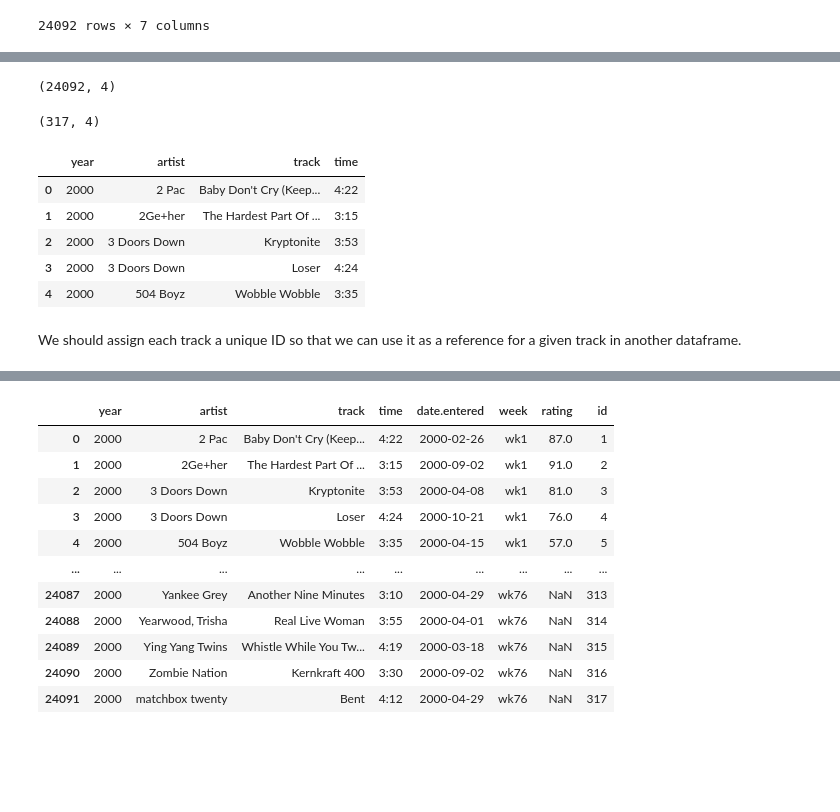
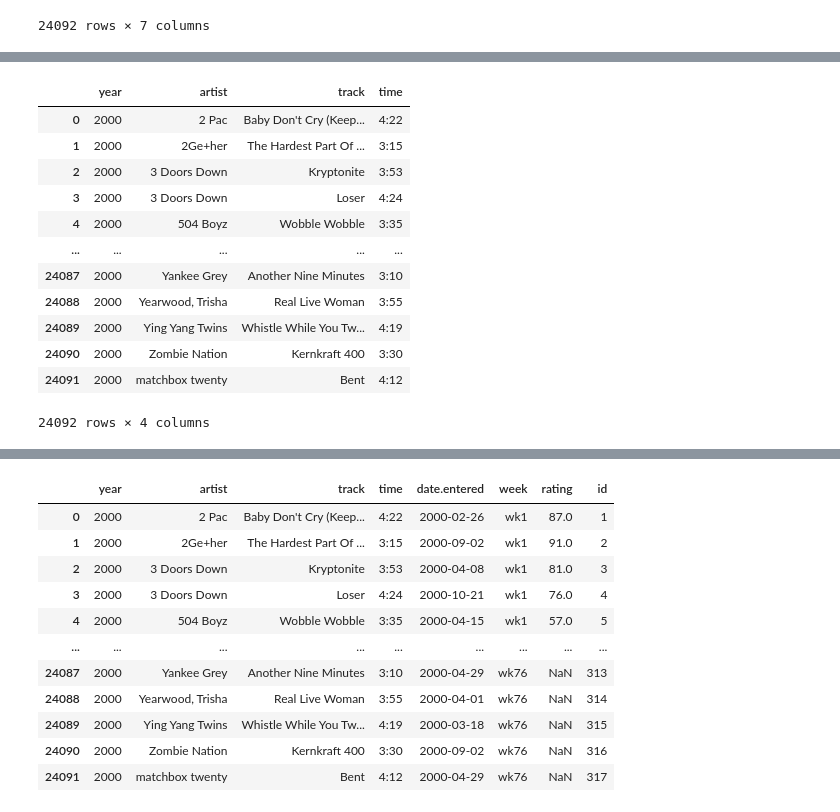
Before and after one commit to devereaweaver/Pandas, a Jupyter notebook: data_processing/data_normalization/data_normalization.ipynb, the cells around one changed output, grey strips where cells are left out. Saved outputs shown, nothing was run; the diff lists cells and outputs as text; code cells hidden in the pictures; blank space fills up the shorter version.

```diff
--- a/data_processing/data_normalization/data_normalization.ipynb
+++ b/data_processing/data_normalization/data_normalization.ipynb
@@ -26,9 +47,8 @@ billboard.head()
 # %%
-# make the data long for the week columns
 billboard_long = billboard.melt(
     id_vars=['year', 'artist', 'track', 'time', 'date.entered'],
     var_name='week',
-    value_name='rating'
+    value_name='rating',
 )
 
 billboard_long
@@ -70,23 +102,18 @@ Thus, we can store track information in a separate table to prevent this repeate
 # %%
-# create a separate dataframe for track information
+# create dataset containing track information
 billboard_songs = billboard_long[['year', 'artist', 'track', 'time']]
-billboard_songs.shape
+billboard_songs
 # %% [output]
+|  | year | artist | track | time |
+| 0 | 2000 | 2 Pac | Baby Don't Cry (Keep... | 4:22 |
+| 1 | 2000 | 2Ge+her | The Hardest Part Of ... | 3:15 |
+| 2 | 2000 | 3 Doors Down | Kryptonite | 3:53 |
+| 3 | 2000 | 3 Doors Down | Loser | 4:24 |
+| 4 | 2000 | 504 Boyz | Wobble Wobble | 3:35 |
+| ... | ... | ... | ... | ... |
+| 24087 | 2000 | Yankee Grey | Another Nine Minutes | 3:10 |
+| 24088 | 2000 | Yearwood, Trisha | Real Live Woman | 3:55 |
+| 24089 | 2000 | Ying Yang Twins | Whistle While You Tw... | 4:19 |
+| 24090 | 2000 | Zombie Nation | Kernkraft 400 | 3:30 |
+| 24091 | 2000 | matchbox twenty | Bent | 4:12 |
-(24092, 4)
+24092 rows × 4 columns
-# %%
-# drop the duplicate rows from this guy so we only have single tracks
-billboard_songs = billboard_songs.drop_duplicates()
-billboard_songs.shape
-# %% [output]
-(317, 4)
-# %%
-billboard_songs.head()
-# %% [output]
-|  | year | artist | track | time |
-| 0 | 2000 | 2 Pac | Baby Don't Cry (Keep... | 4:22 |
-| 1 | 2000 | 2Ge+her | The Hardest Part Of ... | 3:15 |
-| 2 | 2000 | 3 Doors Down | Kryptonite | 3:53 |
-| 3 | 2000 | 3 Doors Down | Loser | 4:24 |
-| 4 | 2000 | 504 Boyz | Wobble Wobble | 3:35 |
-# %% [markdown]
-We should assign each track a unique ID so that we can use it as a reference for a given track in another dataframe.
```
Also changed, not shown: parts of 18 cells of this notebook.
